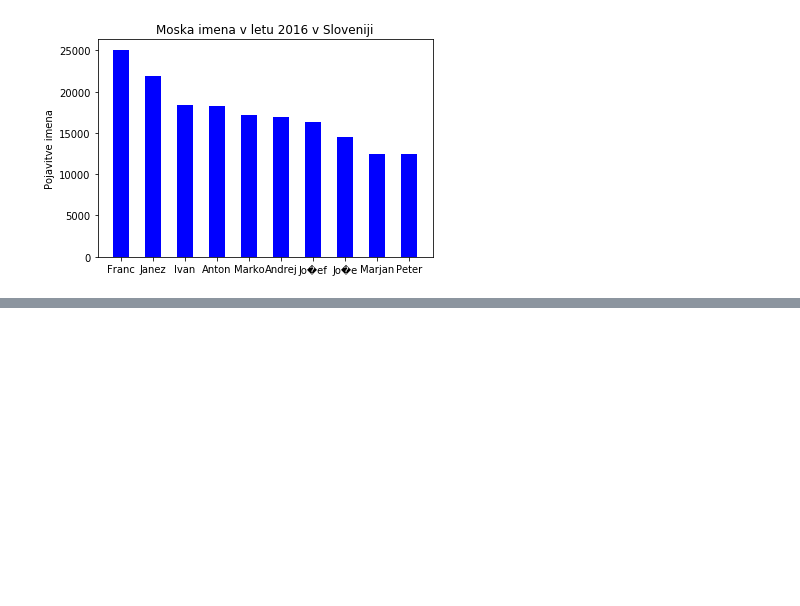
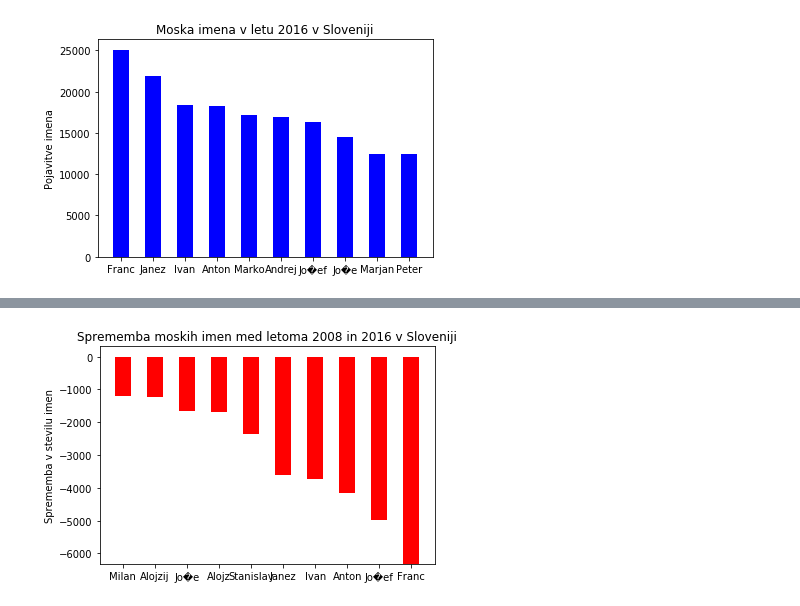
Before and after one commit to RokKos/DataAnalysis, a Jupyter notebook: NamesInSLovenia.ipynb, the cells around one changed output, grey strips where cells are left out. Saved outputs shown, nothing was run; the diff lists cells and outputs as text; code cells hidden in the pictures; blank space fills up the shorter version.

```diff
--- a/NamesInSLovenia.ipynb
+++ b/NamesInSLovenia.ipynb
@@ -60,0 +131,13 @@ plt.show()
+# %%
+# Plotting
+plot_value = list(sorted_diff_data['Razlika'][(-N):].values)
+plot_name = list(sorted_diff_data['Ime'][(-N):].values)
+
+plt.bar(y_pos, plot_value, width, color="red")
+plt.xticks(y_pos, plot_name)
+plt.ylabel('Sprememba v stevilu imen')
+plt.title('Sprememba moskih imen med letoma 2008 in 2016 v Sloveniji')
+
+plt.show()
+# %% [output]
+[figure, added]
```
Also changed, not shown: parts of 6 cells of this notebook.
